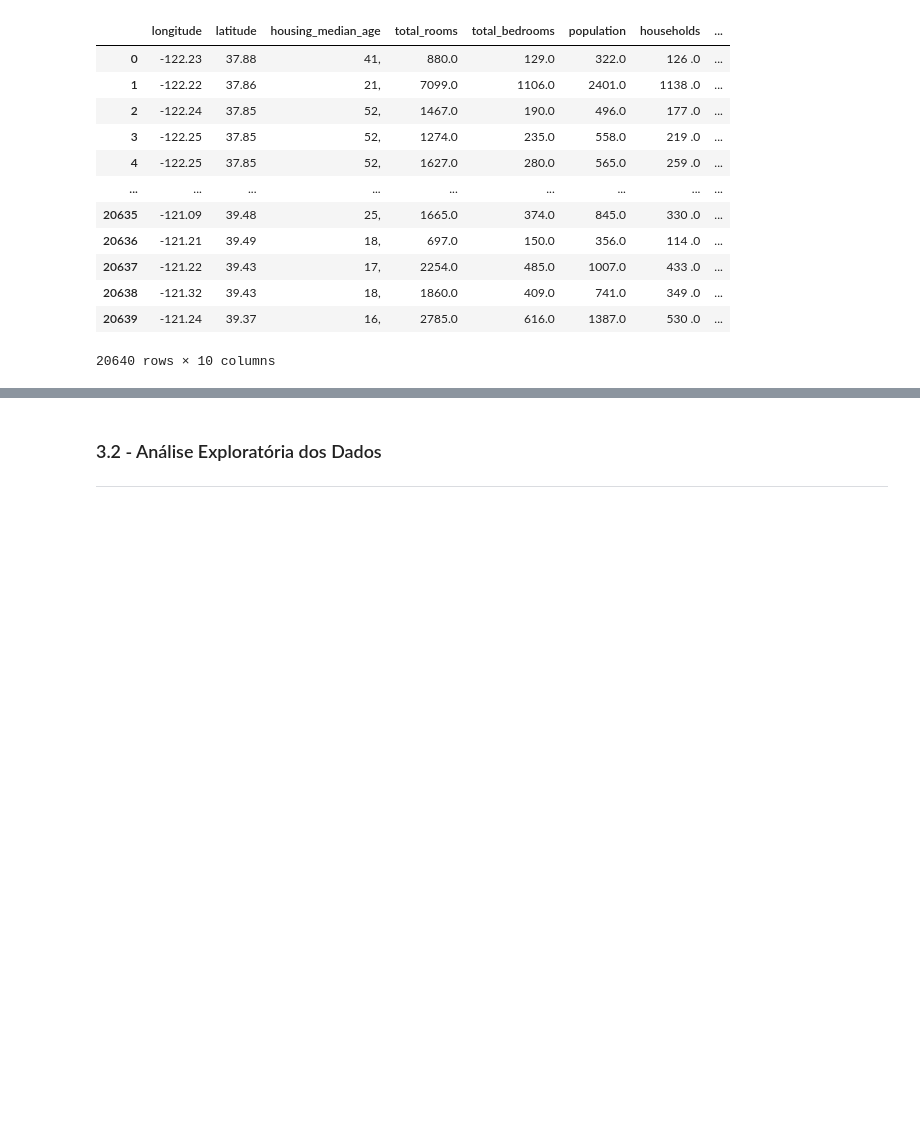
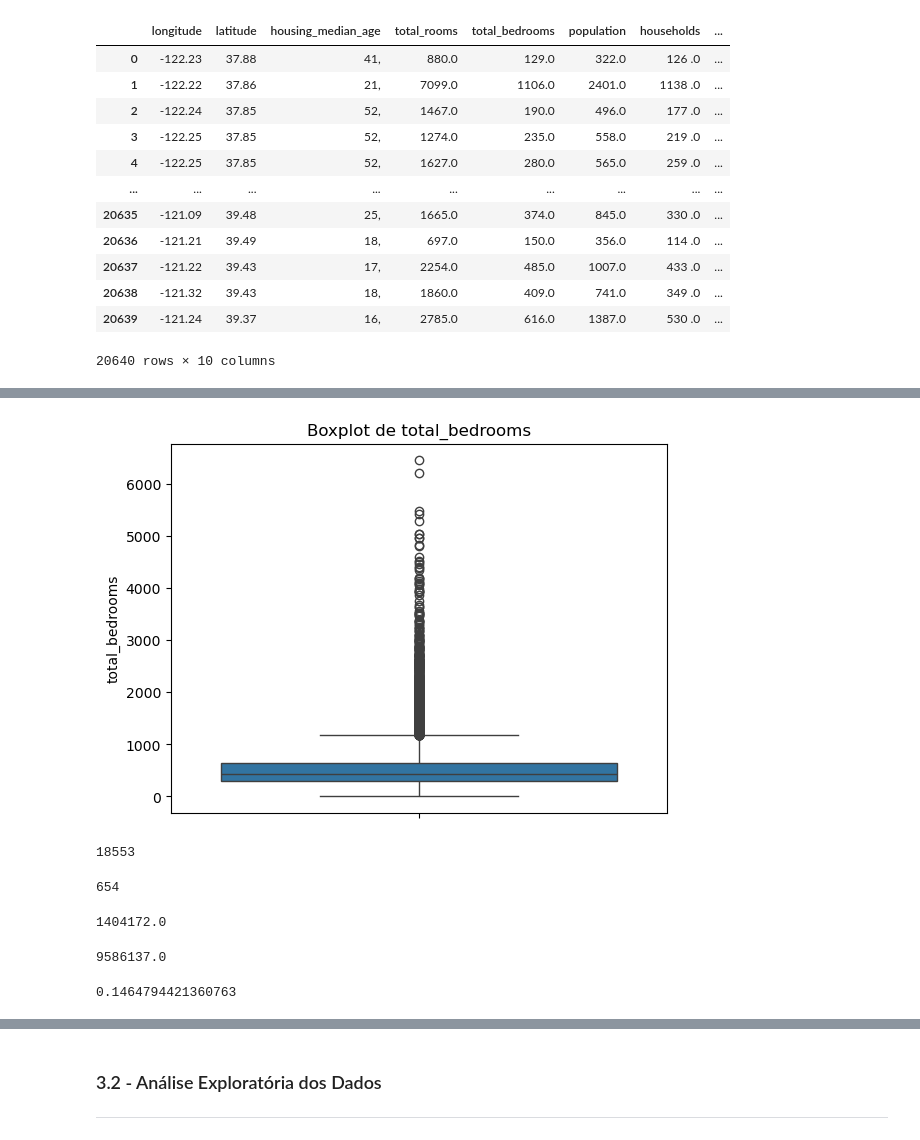
Before and after one commit to lharanhamg/TAIL_notebook_2025, a Jupyter notebook: Cópia_de_Fase2_Luis_Aranha_2025.ipynb, the cells around one changed output, grey strips where cells are left out. Cells and saved outputs as stored; diff of their text form; code cells hidden in the pictures; blank space fills up the shorter version.

```diff
--- a/Cópia_de_Fase2_Luis_Aranha_2025.ipynb
+++ b/Cópia_de_Fase2_Luis_Aranha_2025.ipynb
@@ -376,0 +487,29 @@ df
+# %%
+sns.boxplot(y=df['total_bedrooms'])
+plt.title('Boxplot total_bedrooms')
+plt.show()
+# %% [output]
+[figure, added]
+# %%
+(df["total_bedrooms"] <= 1000).sum()
+# %% [output]
+18553
+# %%
+# Conta quantos ITENS tem valores que ESTÃO ACIMA de 1500 na coluna total_bedrooms,
+# e não soma os VALORES acima de 1500 na coluna, como eu havia pensado anteriormente.
+(df["total_bedrooms"] > 1500).sum()
+# %% [output]
+654
+# %%
+# Este sim soma todos os VALORES acima de 1500 na coluna.
+df[df["total_bedrooms"] > 1500]["total_bedrooms"].sum()
+# %% [output]
+1404172.0
+# %%
+df[df["total_bedrooms"] <= 1500]["total_bedrooms"].sum()
+# %% [output]
+9586137.0
+# %%
+1404172.0/9586137.0
+# %% [output]
+0.1464794421360763
```
Also changed, not shown: parts of 18 cells of this notebook, 1 other file.
